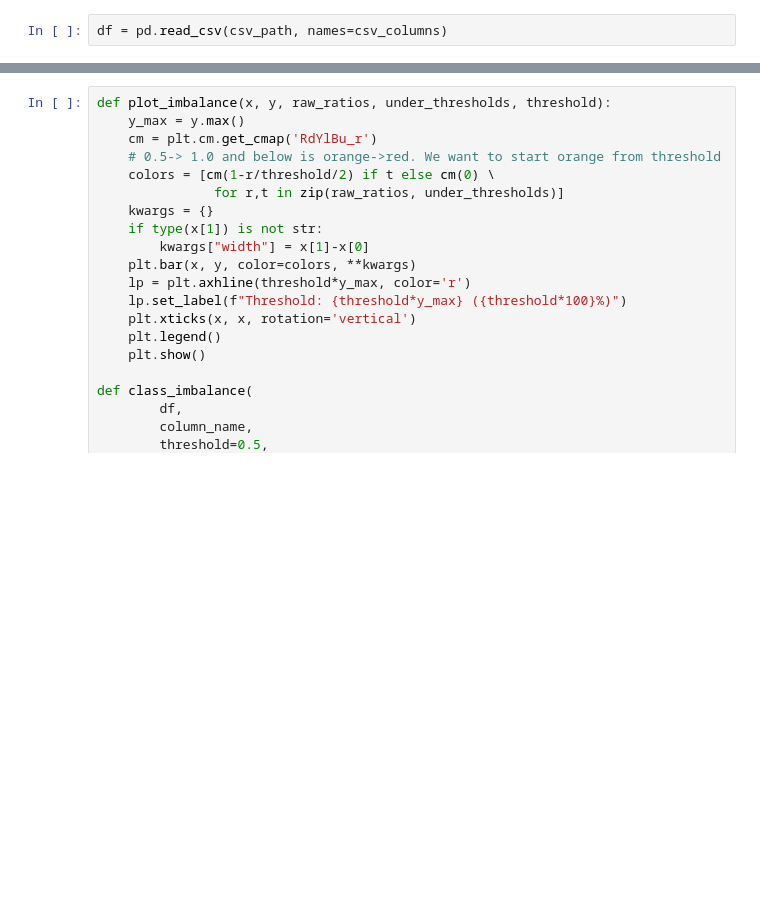
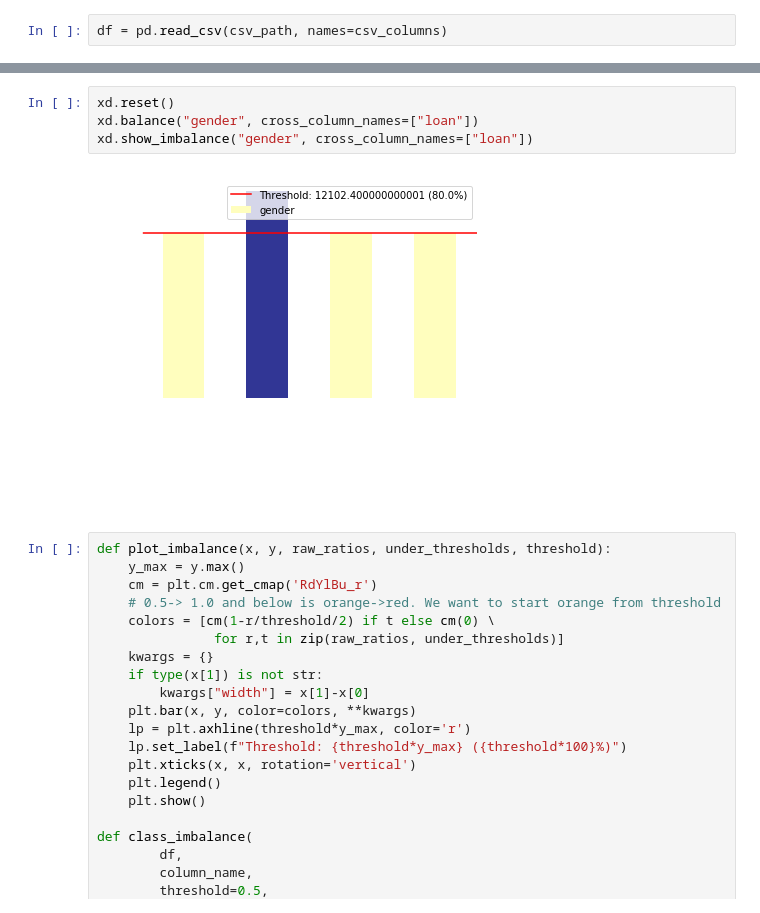
Before and after one commit to EthicalML/xai, a Jupyter notebook: examples/XData Example Usage.ipynb, the cells around one changed output, grey strips where cells are left out. Cells and saved outputs as stored; diff of their text form; blank space fills up the shorter version.

```diff
--- a/examples/XData Example Usage.ipynb
+++ b/examples/XData Example Usage.ipynb
@@ -44,3 +74,9 @@ xd.show_imbalance
+# %%
+xd.reset()
+xd.balance("gender", cross_column_names=["loan"])
+xd.show_imbalance("gender", cross_column_names=["loan"])
+# %% [output]
+[figure, added]
 # %%
 def plot_imbalance(x, y, raw_ratios, under_thresholds, threshold):
     y_max = y.max()
```
Also changed, not shown: parts of 7 cells of this notebook, 1 other file.
